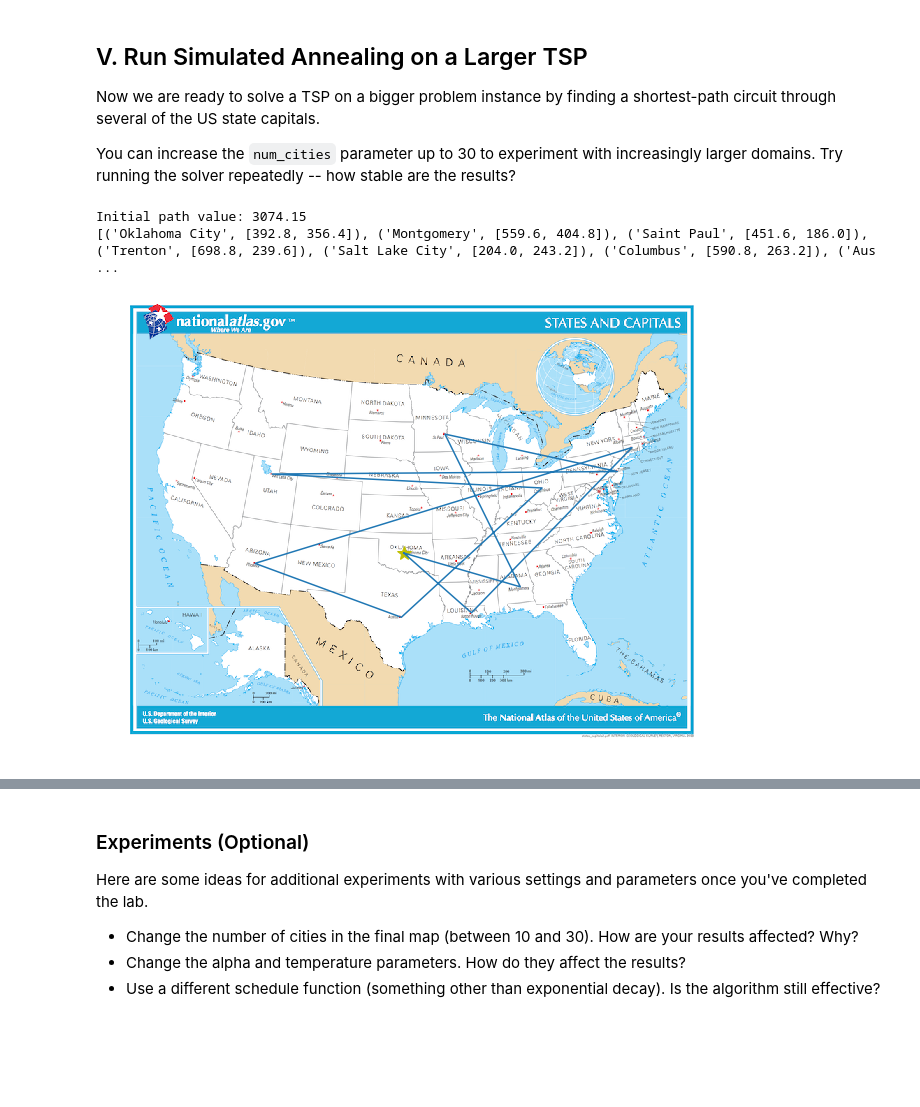
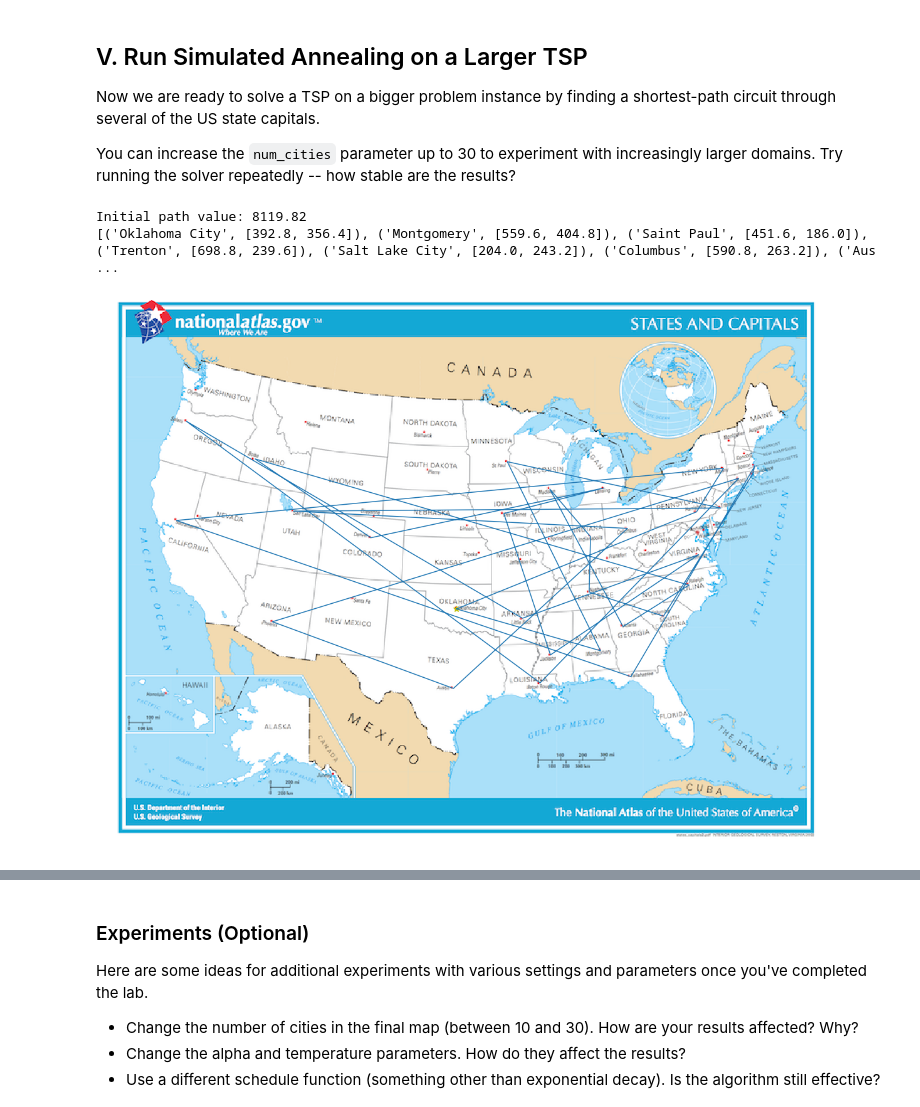
Before and after one commit to andythewhale/AI_Simulated_Annealing, a Jupyter notebook: AIND-Simulated_Annealing.ipynb, the cells around one changed output, grey strips where cells are left out. Drawn from its saved outputs; the diff is of its cells as text; code cells hidden in the pictures; blank space fills up the shorter version.

```diff
--- a/AIND-Simulated_Annealing.ipynb
+++ b/AIND-Simulated_Annealing.ipynb
@@ -32,22 +32,51 @@ import matplotlib.image as mpimg
 
 # Map services and data available from U.S. Geological Survey, National Geospatial Program.
 # Please go to http://www.usgs.gov/visual-id/credit_usgs.html for further information
+# OK so this just reads the image and stores it as a map variable.
 map = mpimg.imread("map.png")  # US States & Capitals map
 
 # List of 30 US state capitals and corresponding coordinates on the map
+# with open is new to me. as is the r argument, it's just a best practice thing. I don't think the r means anything.
+#It's just a way to make sure the file closes properly when we're done running the program I suppose.
 with open('capitals.json', 'r') as capitals_file:
+    #This loads the json file and stores it as capitals.
     capitals = json.load(capitals_file)
+
+#This turns the capitals into a list.
 capitals_list = list(capitals.items())
 
-def show_path(path, starting_city, w=12, h=8):
+#This little guy makes a path and shows it on the map. They don't really say what everything does so I'm going to annotate it.
+def show_path(path, starting_city, w=20, h=20):
+    """
+    This function takes path, and starting city as an argument.
+    This fuunction outputs the graph showing our salesman's pathway.
+    """
+
     """Plot a TSP path overlaid on a map of the US States & their capitals."""
+
+    #So path is fed to this variable and we use the splat operator on it to split evrything up within it.
+    #Zip is then called on it so that the x's and y's are stored next to each other respectively
+    #Then we list it, because duh, we want x and y to store their respective parts as a list.
     x, y = list(zip(*path))
+
+    #So we don't care about the starting city, it gets a placeholder. variable. x0, y0 are stored.
     _, (x0, y0) = starting_city
+
+    #now we use a bunch of mtpltlib jargon. show gives us the map.
     plt.imshow(map)
-    plt.plot(x0, y0, 'y*', markersize=15)  # y* = yellow star for starting point
+    #This plots the starting point and the star. It also gives us our star size.
+    plt.plot(x0, y0, 'y*', markersize=10)  # y* = yellow star for starting point
+
+    #This is a bit confusing, but :1 is the startign point. this plots the line for us. it's stored as a list of points.
     plt.plot(x + x[:1], y + y[:1])  # include the starting point at the end of path
+
+    #No axis.
     plt.axis("off")
+
+    #gcf is the type of graph.
     fig = plt.gcf()
+
+    #This is the size of the graph.
     fig.set_size_inches([w, h])
 # %% [markdown]
 ## II. Simulated Annealing -- Main Loop
@@ -379,16 +439,16 @@ Now we are ready to solve a TSP on a bigger problem instance by finding a shorte
 You can increase the `num_cities` parameter up to 30 to experiment with increasingly larger domains.  Try running the solver repeatedly -- how stable are the results?
 # %%
 # Create the problem instance and plot the initial state
-num_cities = 10
+num_cities = 30
 capitals_tsp = TravelingSalesmanProblem(capitals_list[:num_cities])
 starting_city = capitals_list[0]
 print("Initial path value: {:.2f}".format(-capitals_tsp.get_value()))
 print(capitals_list[:num_cities])  # The start/end point is indicated with a yellow star
 show_path(capitals_tsp.coords, starting_city)
 # %% [output]
-Initial path value: 3074.15
+Initial path value: 8119.82
 [('Oklahoma City', [392.8, 356.4]), ('Montgomery', [559.6, 404.8]), ('Saint Paul', [451.6, 186.0]), ('Trenton', [698.8, 239.6]), ('Salt Lake City', [204.0, 243.2]), ('Columbus', [590.8, 263.2]), ('Aus ...
-[figure, old version]
+[figure, new version]
 # %%
 # set the decay rate and initial temperature parameters, then run simulated annealing to solve the TSP
 alpha = 0.95
```
Also changed, not shown: parts of 7 cells of this notebook.
